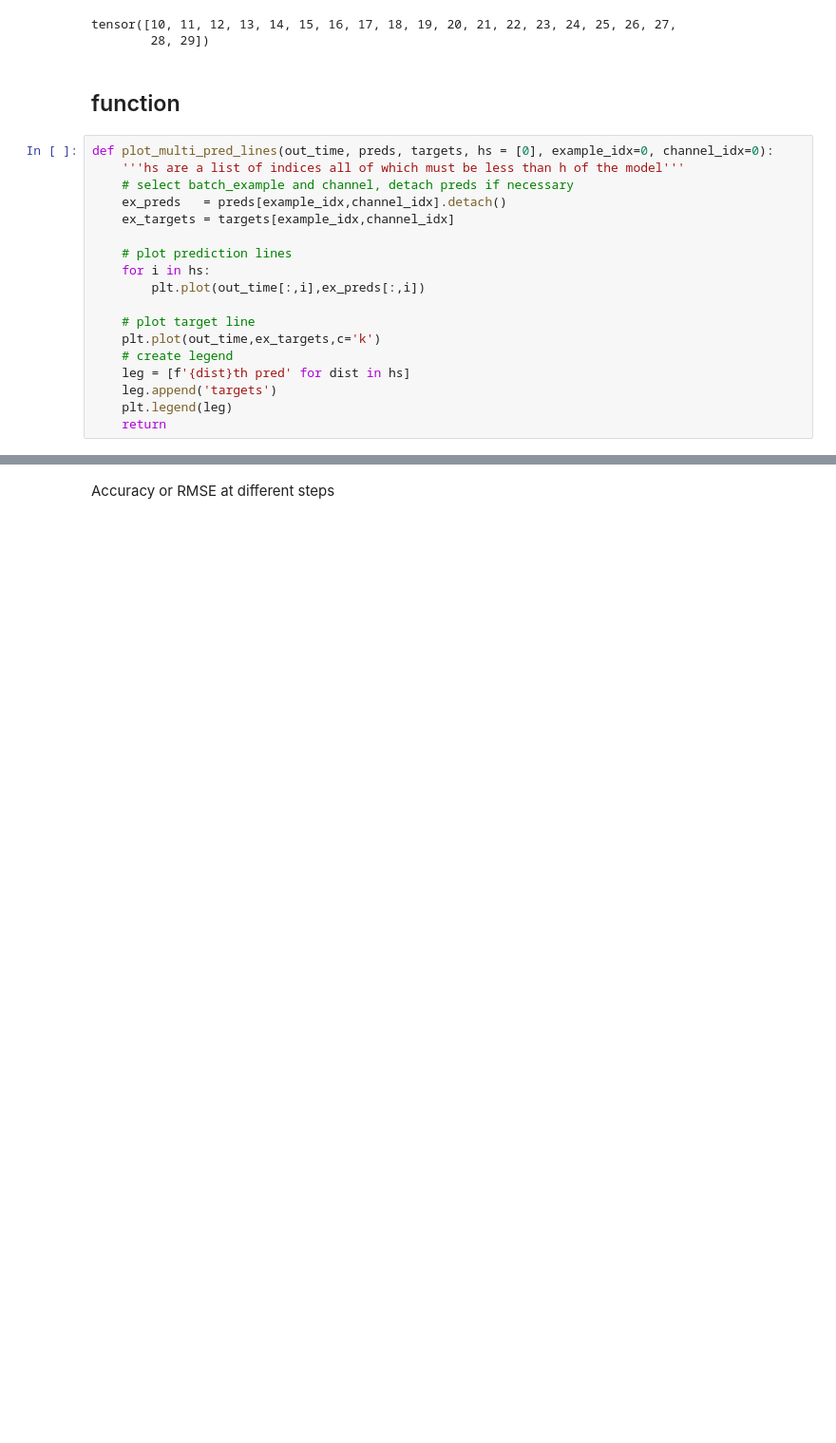
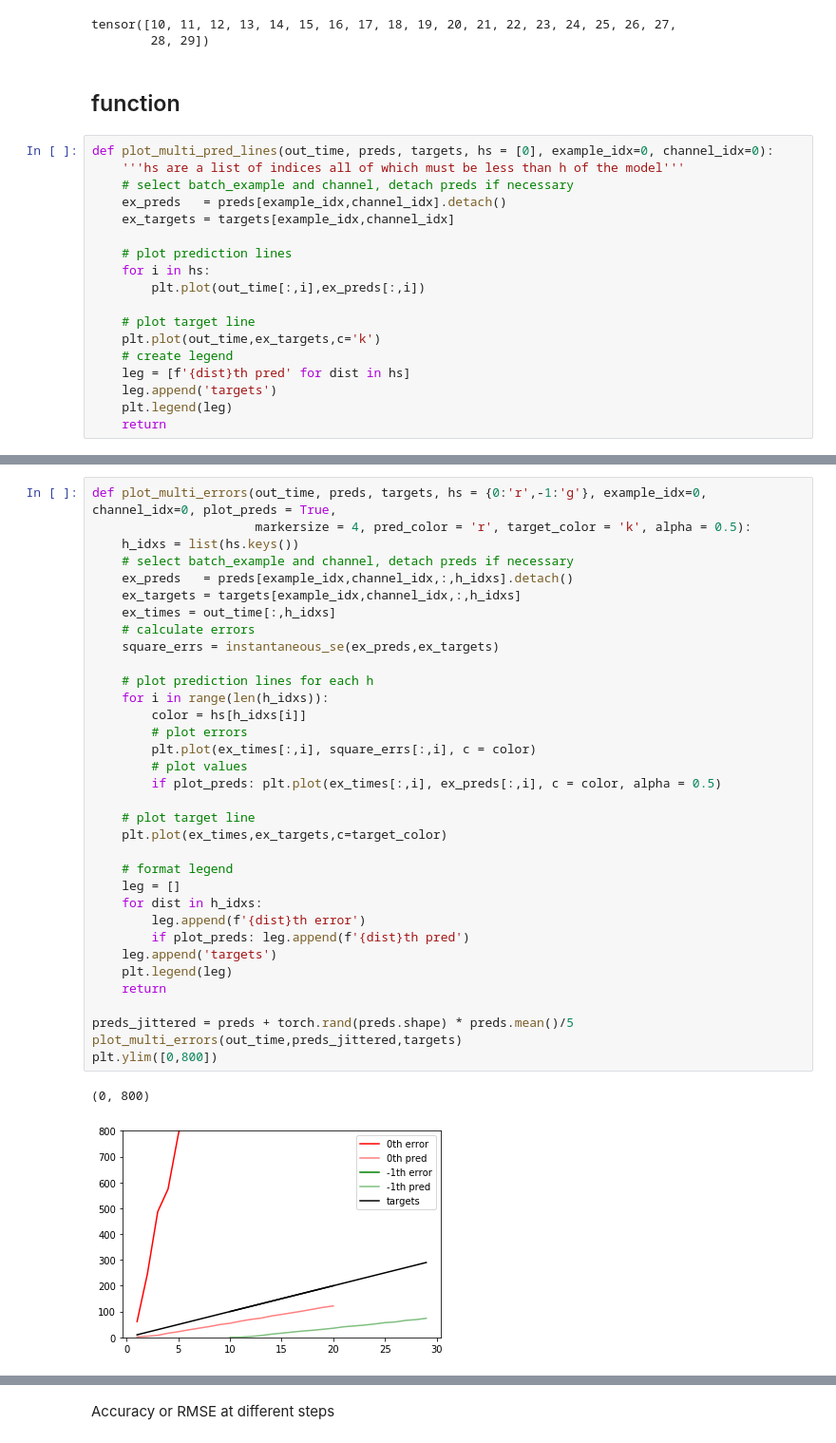
Before and after one commit to seanczak/torch_series_analysis, a Jupyter notebook: scoring_visualizing_multi_output.ipynb, the cells around one changed output, grey strips where cells are left out. Shown at 95% size. Saved outputs shown, nothing was run; the diff lists cells and outputs as text; blank space fills up the shorter version.

Commit message:
scoring visuals

```diff
--- a/scoring_visualizing_multi_output.ipynb
+++ b/scoring_visualizing_multi_output.ipynb
@@ -476,0 +520,37 @@ plot_multi_pred_lines(out_time,preds_jittered,targets,hs=[0,5,9])
+# %%
+def plot_multi_errors(out_time, preds, targets, hs = {0:'r',-1:'g'}, example_idx=0, channel_idx=0, plot_preds = True,
+                      markersize = 4, pred_color = 'r', target_color = 'k', alpha = 0.5):
+    h_idxs = list(hs.keys())
+    # select batch_example and channel, detach preds if necessary
+    ex_preds   = preds[example_idx,channel_idx,:,h_idxs].detach()
+    ex_targets = targets[example_idx,channel_idx,:,h_idxs]
+    ex_times = out_time[:,h_idxs]
+    # calculate errors
+    square_errs = instantaneous_se(ex_preds,ex_targets)
+
+    # plot prediction lines for each h
+    for i in range(len(h_idxs)):
+        color = hs[h_idxs[i]]
+        # plot errors
+        plt.plot(ex_times[:,i], square_errs[:,i], c = color)
+        # plot values
+        if plot_preds: plt.plot(ex_times[:,i], ex_preds[:,i], c = color, alpha = 0.5)
+
+    # plot target line
+    plt.plot(ex_times,ex_targets,c=target_color)
+
+    # format legend
+    leg = []
+    for dist in h_idxs:
+        leg.append(f'{dist}th error')
+        if plot_preds: leg.append(f'{dist}th pred')
+    leg.append('targets')
+    plt.legend(leg)
+    return
+
+preds_jittered = preds + torch.rand(preds.shape) * preds.mean()/5
+plot_multi_errors(out_time,preds_jittered,targets)
+plt.ylim([0,800])
+# %% [output]
+(0, 800)
+[figure, added]
```
Also changed, not shown: parts of 17 cells of this notebook.
